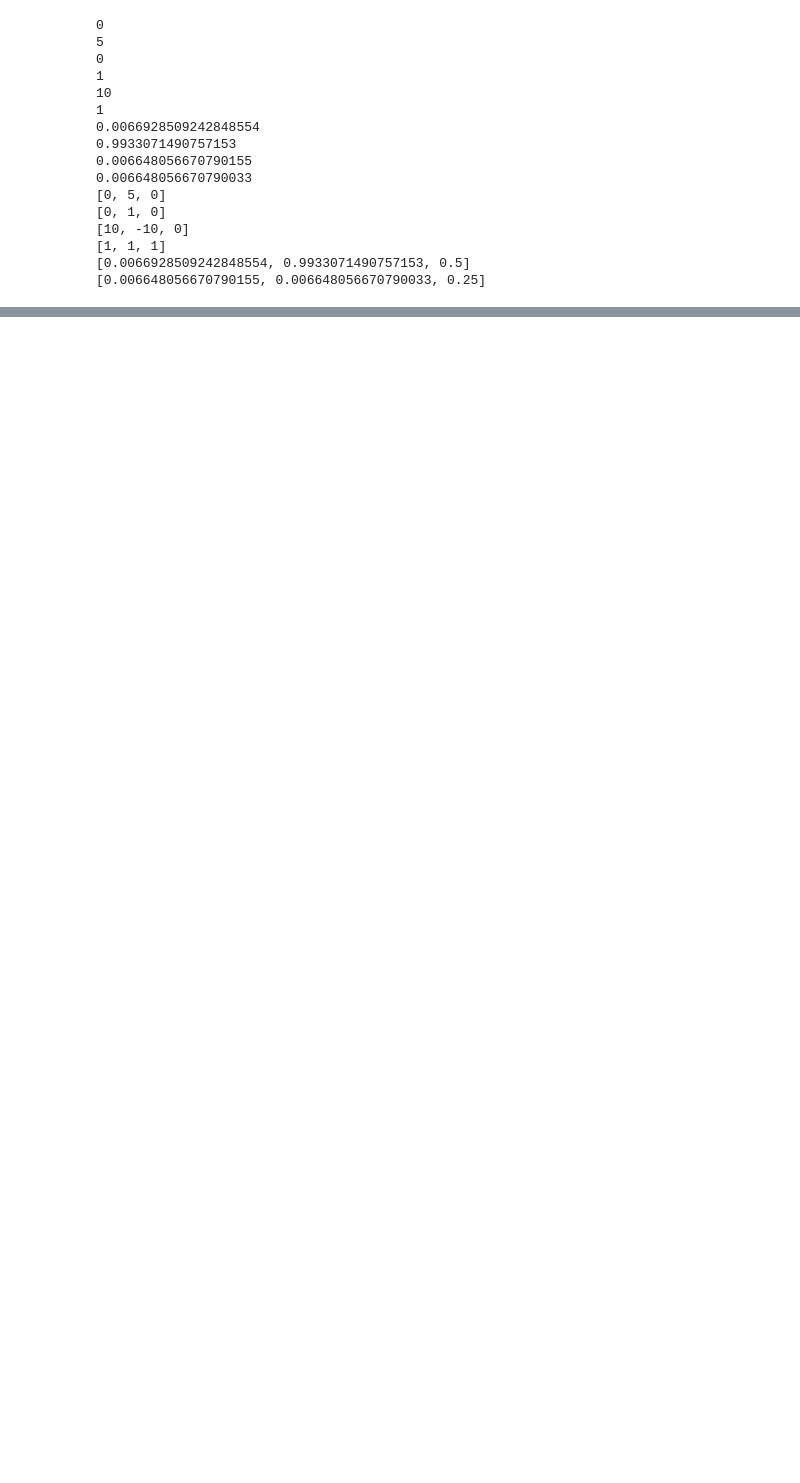
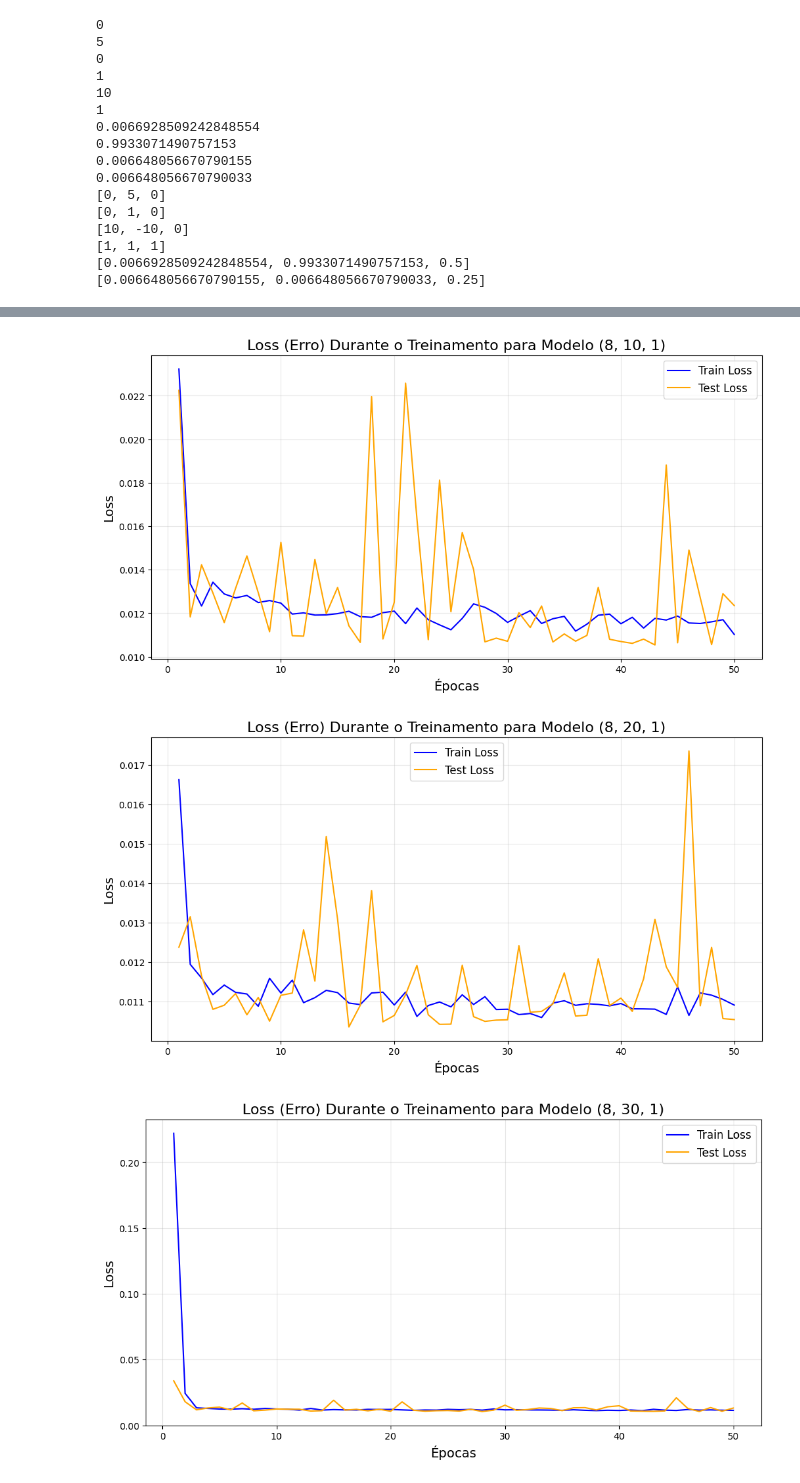
Before and after one commit to ero2003730/MLP-From-Scratch, a Jupyter notebook: Ex1_MLP.ipynb, the cells around one changed output, grey strips where cells are left out. Drawn from its saved outputs; the diff is of its cells as text; code cells hidden in the pictures; blank space fills up the shorter version.

```diff
--- a/Ex1_MLP.ipynb
+++ b/Ex1_MLP.ipynb
@@ -117,17 +127,19 @@ print(ActivationFunctions.sigmoid_derivative([-5, 5, 0]))  # Saída esperada: [0
 [0.006648056670790155, 0.006648056670790033, 0.25]
 # %%
 class MLP:
-    def __init__(self, *layers, learning_rate=0.01, momentum=0.9):
+    def __init__(self, *layers, learning_rate=0.01, momentum=0.9, random_seed=42):
         """
         Inicializa a estrutura da MLP.
 
         :param layers: Número de neurônios em cada camada, incluindo entrada, ocultas e saída.
         :param learning_rate: Taxa de aprendizado.
         :param momentum: Fator de momento para a descida do gradiente.
+        :param random_seed: Semente para inicialização de pesos.
         """
         self.layers_sizes = layers
         self.learning_rate = learning_rate
         self.momentum = momentum
+        self.random_seed = random_seed  # Semente para controle de aleatoriedade
         self.weights = []
         self.biases = []
         self.velocities_weights = []  # Velocidades para os pesos
@@ -140,6 +152,8 @@ class MLP:
         Inicializa a rede criando as matrizes de pesos e vetores de bias entre as camadas.
         Também inicializa as velocidades (momentum) como zero.
         """
+        np.random.seed(self.random_seed)  # Definir a semente para garantir a consistência
+
         for i in range(len(self.layers_sizes) - 1):
             input_neurons = self.layers_sizes[i]
             output_neurons = self.layers_sizes[i + 1]
@@ -2117,0 +478,49 @@ R² Score: -0.005951
+# %%
+for idx, config in enumerate(models_config):
+    mlp = MLP(*config, learning_rate=0.01)
+    train_loss = []
+    test_loss = []
+    epochs = 50
+    batch_size = 32
+
+    for epoch in range(epochs):
+        total_train_error = 0
+        indices = np.arange(len(X_train))
+        np.random.shuffle(indices)
+        X_train = X_train[indices]
+        y_train = y_train[indices]
+
+        for i in range(0, len(X_train), batch_size):
+            batch_inputs = X_train[i:i + batch_size]
+            batch_outputs = y_train[i:i + batch_size].reshape(-1, 1)
+            mlp.forward_propagation(batch_inputs)
+            mlp.backward_propagation(batch_outputs)
+            total_train_error += np.sum((batch_outputs - mlp.outputs[-1]) ** 2) / 2
+
+        avg_train_error = total_train_error / len(X_train)
+        train_loss.append(avg_train_error)
+
+        total_test_error = 0
+        for i in range(0, len(X_test), batch_size):
+            batch_inputs = X_test[i:i + batch_size]
+            batch_outputs = y_test[i:i + batch_size].reshape(-1, 1)
+            predictions = mlp.forward_propagation(batch_inputs)
+            total_test_error += np.sum((batch_outputs - predictions) ** 2) / 2
+
+        avg_test_error = total_test_error / len(X_test)
+        test_loss.append(avg_test_error)
+
+    # Plotar o gráfico de loss para cada modelo
+    plt.figure(figsize=(12, 6))
+    plt.plot(range(1, epochs + 1), train_loss, label="Train Loss", color='blue')
+    plt.plot(range(1, epochs + 1), test_loss, label="Test Loss", color='orange')
+    plt.title(f"Loss (Erro) Durante o Treinamento para Modelo {config}", fontsize=16)
+    plt.xlabel("Épocas", fontsize=14)
+    plt.ylabel("Loss", fontsize=14)
+    plt.legend(fontsize=12)
+    plt.grid(alpha=0.3)
+    plt.show()
+# %% [output]
+[figure, added]
+[figure, added]
+[figure, added]
```
Also changed, not shown: parts of 57 cells of this notebook.
